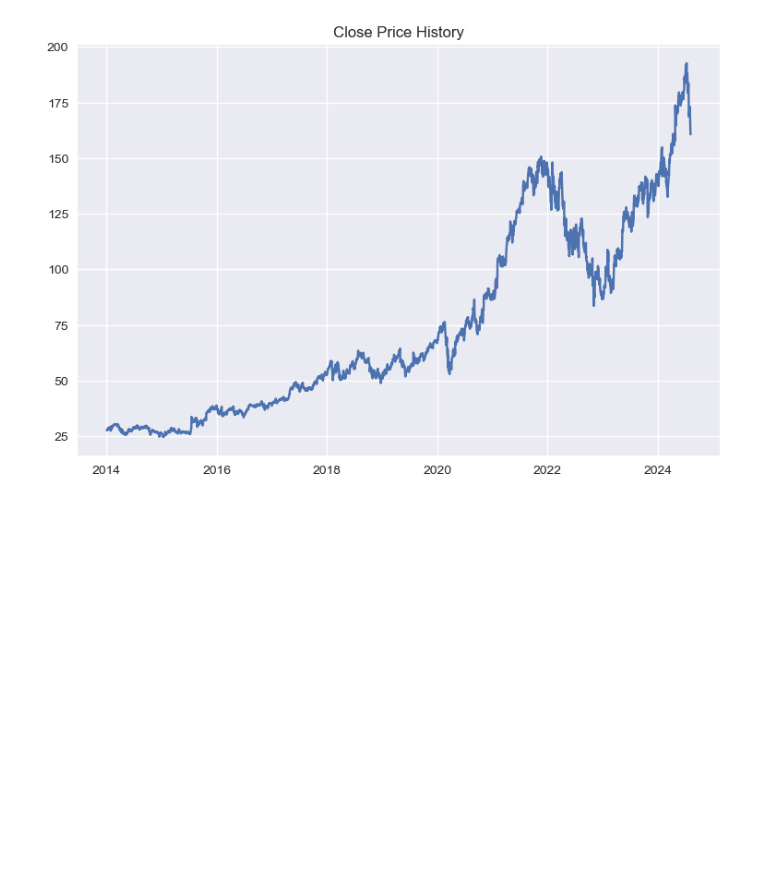
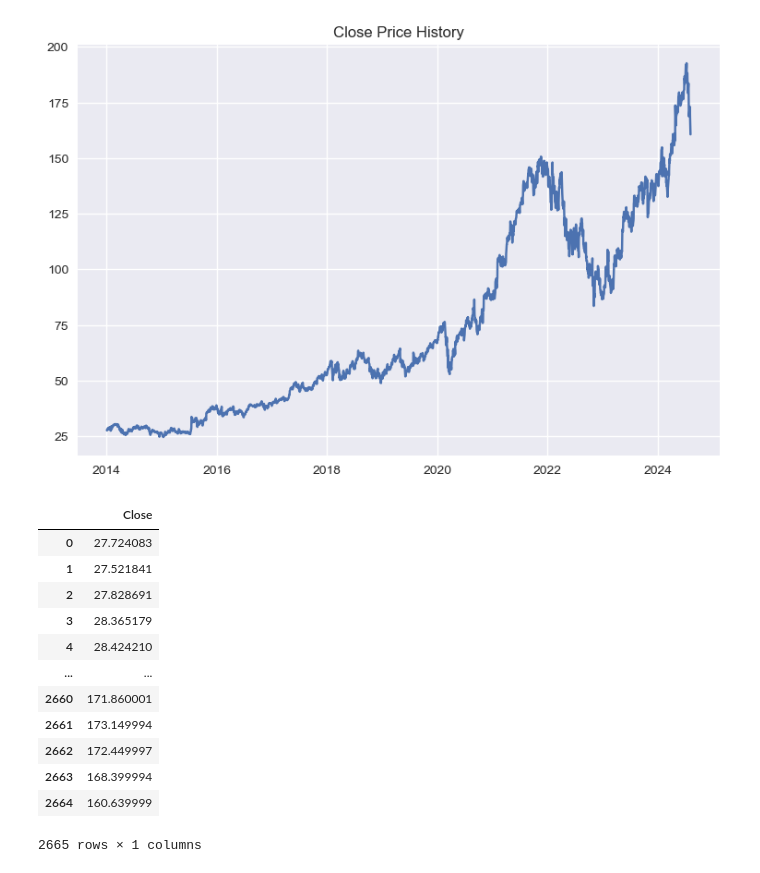
Before and after one commit to Aryan-Akhilesh/stock-price-predictor, a Jupyter notebook: main.ipynb, the cells around one changed output. Saved outputs shown, nothing was run; the diff lists cells and outputs as text; code cells hidden in the pictures; blank space fills up the shorter version.

```diff
--- a/main.ipynb
+++ b/main.ipynb
@@ -43,3 +43,22 @@ plt.plot(df['Close'])
 plt.show()
 # %% [output]
 [figure]
+# %%
+#Replacing the date index to default
+df.reset_index(inplace=True)
+#Isolating close prices
+data = df.filter(['Close'])
+# %% [output]
+|  | Close |
+| 0 | 27.724083 |
+| 1 | 27.521841 |
+| 2 | 27.828691 |
+| 3 | 28.365179 |
+| 4 | 28.424210 |
+| ... | ... |
+| 2660 | 171.860001 |
+| 2661 | 173.149994 |
+| 2662 | 172.449997 |
+| 2663 | 168.399994 |
+| 2664 | 160.639999 |
+2665 rows × 1 columns
```
Also changed, not shown: parts of 1 cell of this notebook.
